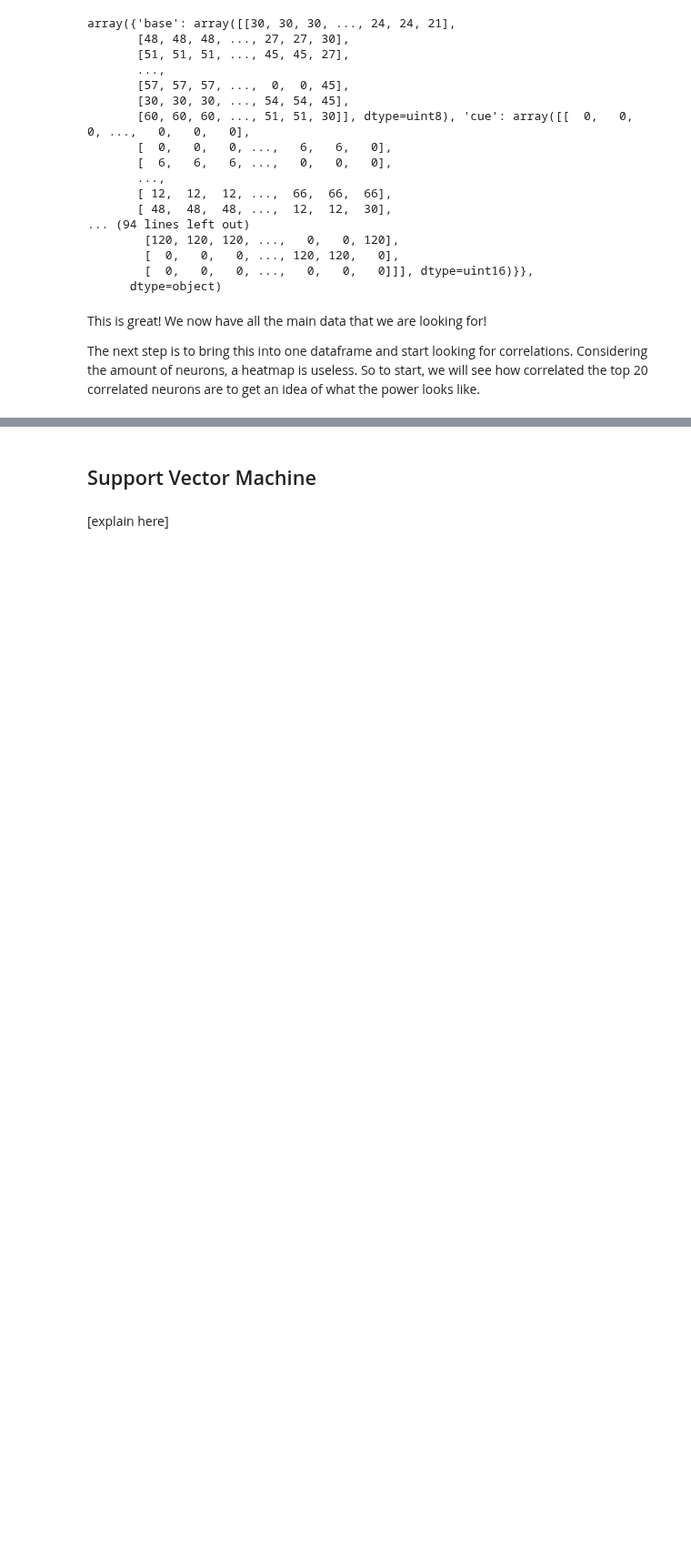
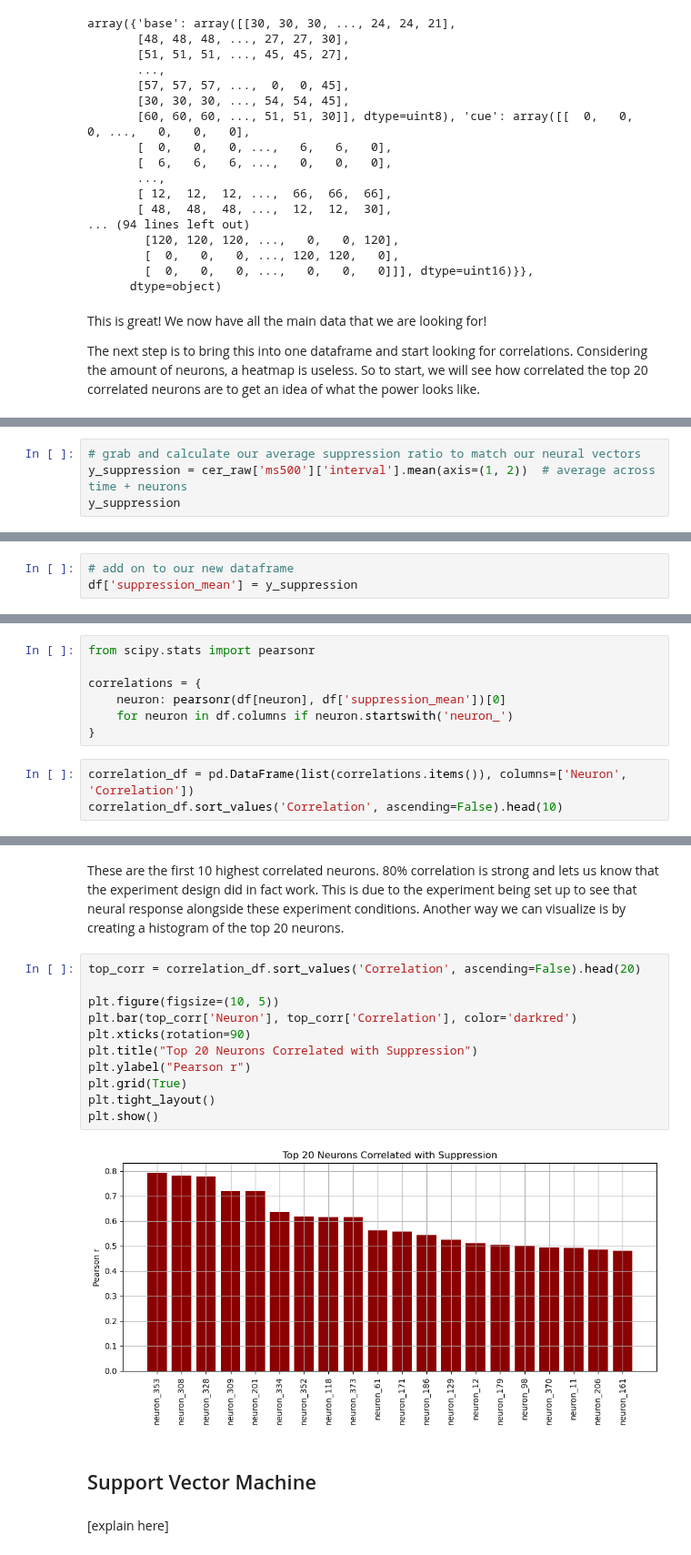
Before and after one commit to JHCelaya/FearDecoding, a Jupyter notebook: ProjectFinal.ipynb, the cells around one changed output, grey strips where cells are left out. Shown at 91% size. Saved outputs shown, nothing was run; the diff lists cells and outputs as text; blank space fills up the shorter version.

Commit message:
more stuff, correlations

```diff
--- a/ProjectFinal.ipynb
+++ b/ProjectFinal.ipynb
@@ -210,0 +212,4 @@ We are taking all of those core structures:
+# %%
+# grab and calculate our average suppression ratio to match our neural vectors
+y_suppression = cer_raw['ms500']['interval'].mean(axis=(1, 2))  # average across time + neurons
+y_suppression
@@ -210,0 +221,3 @@ We are taking all of those core structures:
+# %%
+# add on to our new dataframe
+df['suppression_mean'] = y_suppression
@@ -210,0 +238,10 @@ We are taking all of those core structures:
+# %%
+from scipy.stats import pearsonr
+
+correlations = {
+    neuron: pearsonr(df[neuron], df['suppression_mean'])[0]
+    for neuron in df.columns if neuron.startswith('neuron_')
+}
+# %%
+correlation_df = pd.DataFrame(list(correlations.items()), columns=['Neuron', 'Correlation'])
+correlation_df.sort_values('Correlation', ascending=False).head(10)
@@ -211,3 +260,18 @@ We are taking all of those core structures:
+# %% [markdown]
+These are the first 10 highest correlated neurons. 80% correlation is strong and lets us know that the experiment design did in fact work. This is due to the experiment being set up to see that neural response alongside these experiment conditions. Another way we can visualize is by creating a histogram of the top 20 neurons.
+# %%
+top_corr = correlation_df.sort_values('Correlation', ascending=False).head(20)
+
+plt.figure(figsize=(10, 5))
+plt.bar(top_corr['Neuron'], top_corr['Correlation'], color='darkred')
+plt.xticks(rotation=90)
+plt.title("Top 20 Neurons Correlated with Suppression")
+plt.ylabel("Pearson r")
+plt.grid(True)
+plt.tight_layout()
+plt.show()
+# %% [output]
+[figure, added]
 # %% [markdown]
 ## Support Vector Machine
 # %% [markdown]
```
Also changed, not shown: parts of 12 cells of this notebook.
